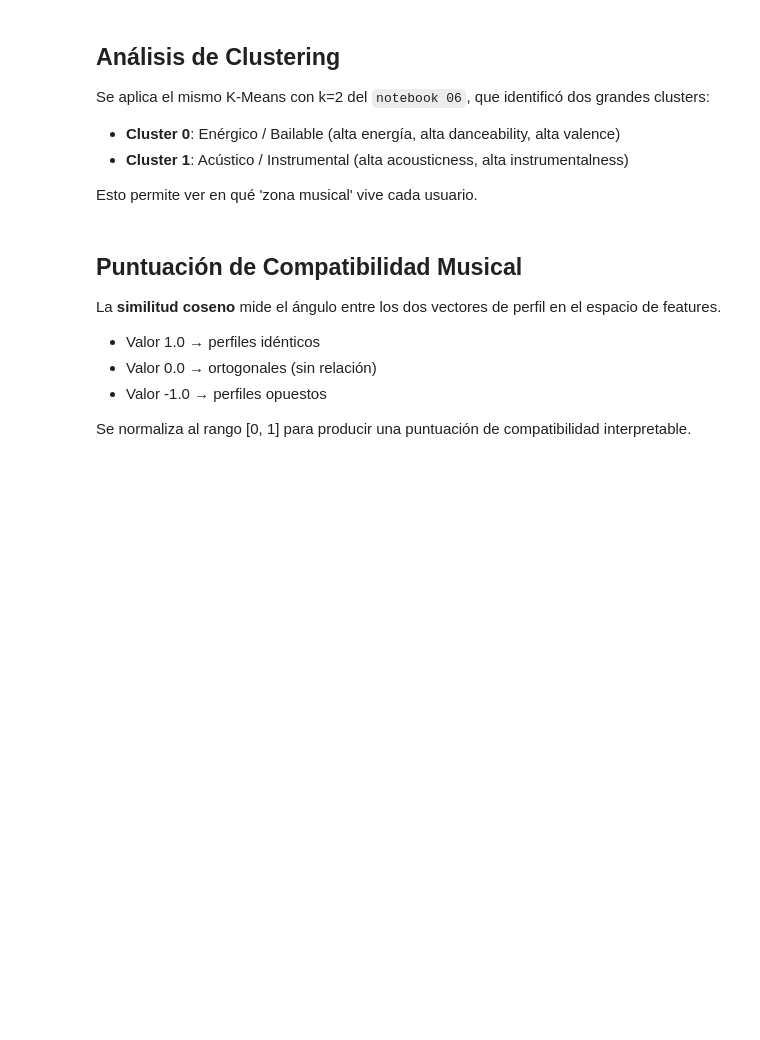
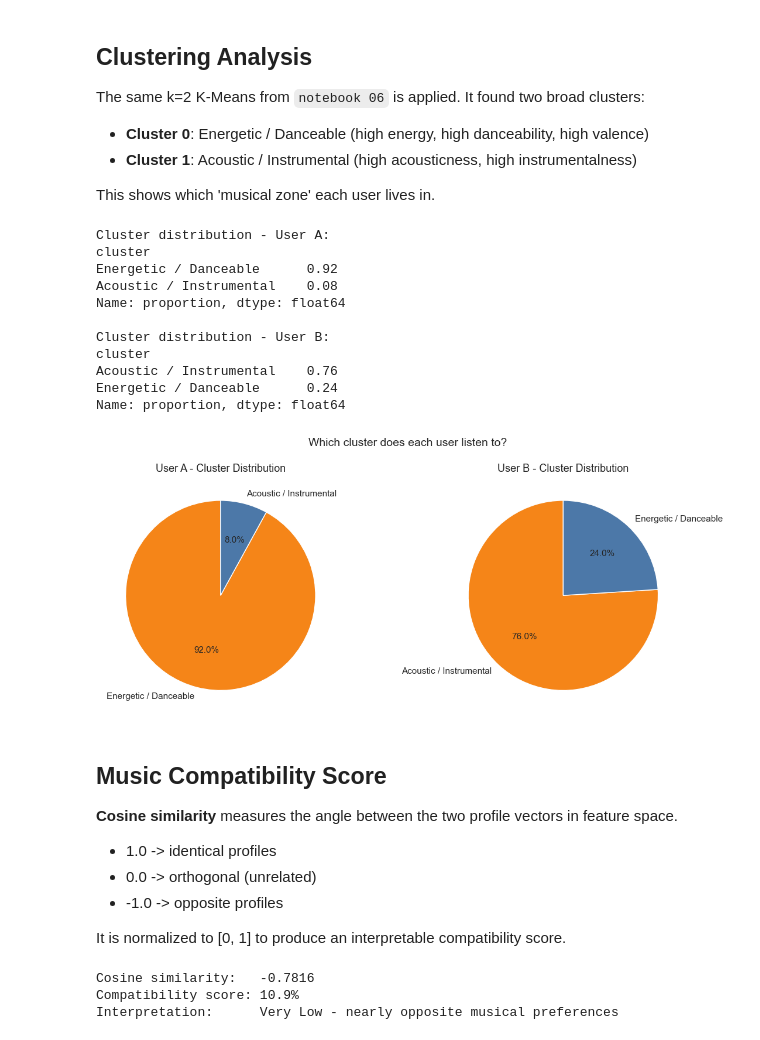
Before and after one commit to fidelMB/proyecto-ia-tc3002b, a Jupyter notebook: user_compatibility/user_musical_compatibility.ipynb, the cells around one changed output. Drawn from its saved outputs; the diff is of its cells as text; code cells hidden in the pictures; blank space fills up the shorter version.

```diff
--- a/user_compatibility/user_musical_compatibility.ipynb
+++ b/user_compatibility/user_musical_compatibility.ipynb
@@ -125,67 +175,84 @@ plt.show()
 # %% [markdown]
-## Análisis de Clustering
+## Clustering Analysis
 
-Se aplica el mismo K-Means con k=2 del `notebook 06`, que identificó dos grandes clusters:
-- **Cluster 0**: Enérgico / Bailable (alta energía, alta danceability, alta valence)
-- **Cluster 1**: Acústico / Instrumental (alta acousticness, alta instrumentalness)
+The same k=2 K-Means from `notebook 06` is applied. It found two broad clusters:
+- **Cluster 0**: Energetic / Danceable (high energy, high danceability, high valence)
+- **Cluster 1**: Acoustic / Instrumental (high acousticness, high instrumentalness)
 
-Esto permite ver en qué 'zona musical' vive cada usuario.
+This shows which 'musical zone' each user lives in.
 # %%
 scaler = StandardScaler()
 X_all = scaler.fit_transform(df[CLUSTER_FEATURES])
 
 kmeans = KMeans(n_clusters=2, random_state=RANDOM_STATE, n_init=10)
 df["cluster"] = kmeans.fit_predict(X_all)
 
-CLUSTER_NAMES = {0: "Enérgico / Bailable", 1: "Acústico / Instrumental"}
+CLUSTER_NAMES = {0: "Energetic / Danceable", 1: "Acoustic / Instrumental"}
 
 dist_a = df.loc[df_a.index, "cluster"].value_counts(normalize=True).rename(CLUSTER_NAMES)
 dist_b = df.loc[df_b.index, "cluster"].value_counts(normalize=True).rename(CLUSTER_NAMES)
 
-print("Distribución de clusters — Usuario A:")
+print("Cluster distribution - User A:")
 print(dist_a.round(3))
-print("\nDistribución de clusters — Usuario B:")
+print("\nCluster distribution - User B:")
 print(dist_b.round(3))
 
 fig, axes = plt.subplots(1, 2, figsize=(12, 5))
 colors = ["#F58518", "#4C78A8"]
 
-for ax, (dist, title) in zip(axes, [(dist_a, "Usuario A"), (dist_b, "Usuario B")]):
+for ax, (dist, title) in zip(axes, [(dist_a, "User A"), (dist_b, "User B")]):
     ax.pie(dist.values, labels=dist.index, autopct="%1.1f%%",
            colors=colors, startangle=90, textprops={"fontsize": 11})
-    ax.set_title(f"{title} — Distribución de Clusters", fontsize=13)
+    ax.set_title(f"{title} - Cluster Distribution", fontsize=13)
 
-plt.suptitle("¿En qué cluster escucha cada usuario?", fontsize=14)
+plt.suptitle("Which cluster does each user listen to?", fontsize=14)
 plt.tight_layout()
 plt.show()
+# %% [output]
+Cluster distribution - User A:
+cluster
+Energetic / Danceable      0.92
+Acoustic / Instrumental    0.08
+Name: proportion, dtype: float64
+
+Cluster distribution - User B:
+cluster
+Acoustic / Instrumental    0.76
+Energetic / Danceable      0.24
+Name: proportion, dtype: float64
+[figure, added]
 # %% [markdown]
-## Puntuación de Compatibilidad Musical
+## Music Compatibility Score
 
-La **similitud coseno** mide el ángulo entre los dos vectores de perfil en el espacio de features.
-- Valor 1.0 → perfiles idénticos
-- Valor 0.0 → ortogonales (sin relación)
-- Valor -1.0 → perfiles opuestos
+**Cosine similarity** measures the angle between the two profile vectors in feature space.
+- 1.0 -> identical profiles
+- 0.0 -> orthogonal (unrelated)
+- -1.0 -> opposite profiles
 
-Se normaliza al rango [0, 1] para producir una puntuación de compatibilidad interpretable.
+It is normalized to [0, 1] to produce an interpretable compatibility score.
 # %%
 vec_a = scaler.transform(profile_a.values.reshape(1, -1))
 vec_b = scaler.transform(profile_b.values.reshape(1, -1))
 
 sim = cosine_similarity(vec_a, vec_b)[0][0]
-compat = (sim + 1) / 2  # [-1, 1] → [0, 1]
+compat = (sim + 1) / 2  # [-1, 1] -> [0, 1]
 
 if compat >= 0.80:
-    interp = "Muy Alta — gustos musicales casi idénticos"
+    interp = "Very High - almost identical taste"
 elif compat >= 0.65:
-    interp = "Alta — compatibilidad significativa"
+    interp = "High - significant compatibility"
 elif compat >= 0.50:
-    interp = "Moderada — terreno común con diferencias notables"
+    interp = "Moderate - common ground with notable differences"
 elif compat >= 0.35:
-    interp = "Baja — gustos diferentes con algo de overlap"
+    interp = "Low - different tastes with some overlap"
 else:
-    interp = "Muy Baja — preferencias musicales prácticamente opuestas"
+    interp = "Very Low - nearly opposite musical preferences"
 
-print(f"Similitud coseno:             {sim:.4f}")
-print(f"Puntuación de compatibilidad: {compat:.1%}")
-print(f"Interpretación:               {interp}")
+print(f"Cosine similarity:   {sim:.4f}")
+print(f"Compatibility score: {compat:.1%}")
+print(f"Interpretation:      {interp}")
+# %% [output]
+Cosine similarity:   -0.7816
+Compatibility score: 10.9%
+Interpretation:      Very Low - nearly opposite musical preferences
 # %%
```
Also changed, not shown: parts of 17 cells of this notebook, 17 other files.
